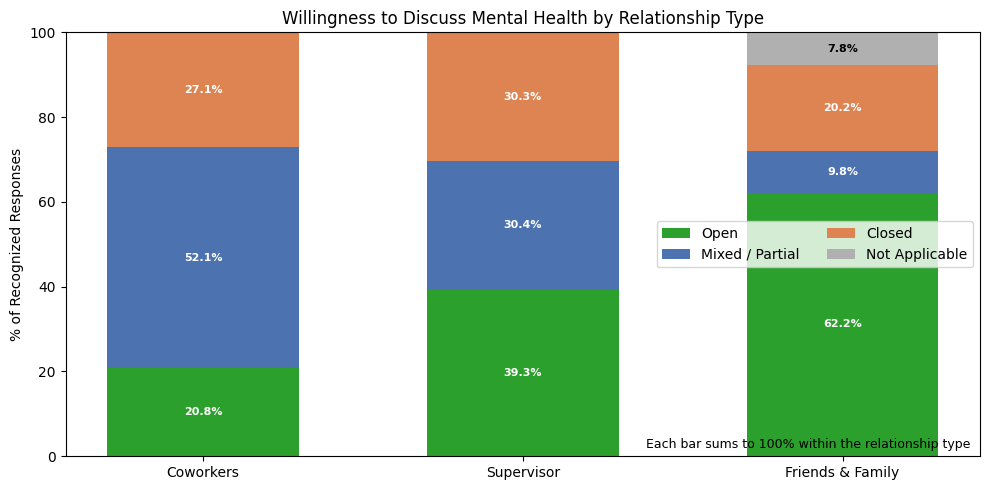
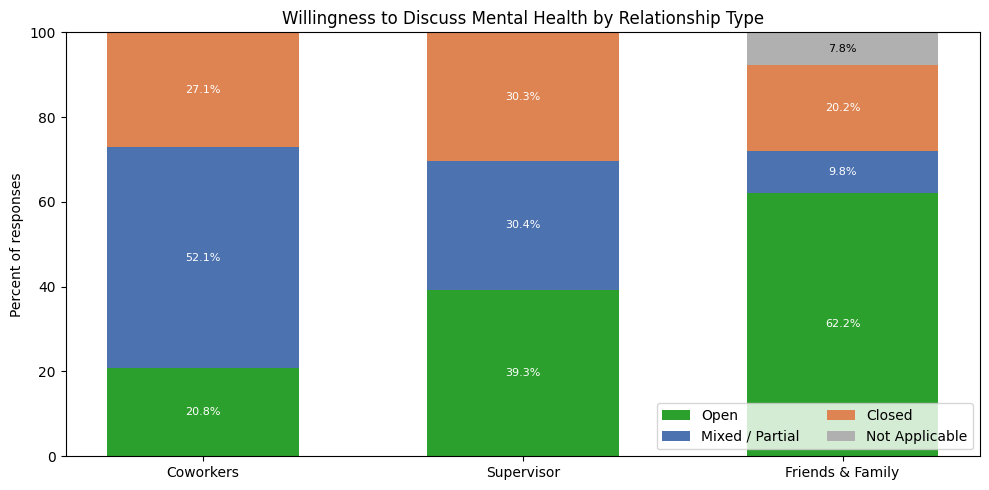
The change to this notebook cell's code, shown as a diff; its figure went from the first image to the second:
--- before
+++ after
@@ -44,8 +44,13 @@
     recognized = classified[classified != 'Unclassified']
     total = len(recognized)
-    summary.append({
-        'relationship': label,
-        **{category: (recognized == category).mean() * 100 if total else 0 for category in category_order}
-    })
+    row = {'relationship': label}
+
+    for category in category_order:
+        if total > 0:
+            row[category] = (recognized == category).mean() * 100
+        else:
+            row[category] = 0
+
+    summary.append(row)
 
 summary_df = pd.DataFrame(summary)
@@ -56,13 +61,12 @@
     for bar, value, base in zip(bars, summary_df[category], bottom):
         if value >= 6:
-            ax.text(bar.get_x() + bar.get_width() / 2, base + value / 2, f'{value:.1f}%', ha='center', va='center', fontsize=8, color='white' if category != 'Not Applicable' else 'black', fontweight='bold')
+            ax.text(bar.get_x() + bar.get_width() / 2, base + value / 2, f'{value:.1f}%', ha='center', va='center', fontsize=8, color='white' if category != 'Not Applicable' else 'black')
     bottom += summary_df[category].values
 ax.set_xticks(x)
 ax.set_xticklabels(summary_df['relationship'])
 ax.set_title('Willingness to Discuss Mental Health by Relationship Type', fontsize=12)
-ax.set_ylabel('% of Recognized Responses')
+ax.set_ylabel('Percent of responses')
 ax.set_ylim(0, 100)
 ax.legend(ncol=2)
-ax.text(0.99, 0.02, 'Each bar sums to 100% within the relationship type', transform=ax.transAxes, ha='right', fontsize=9)
 plt.tight_layout()
 plt.savefig('output_figures/vis5_discuss_by_relationship.png', dpi=150, bbox_inches='tight')

Commit: Fixing visual code